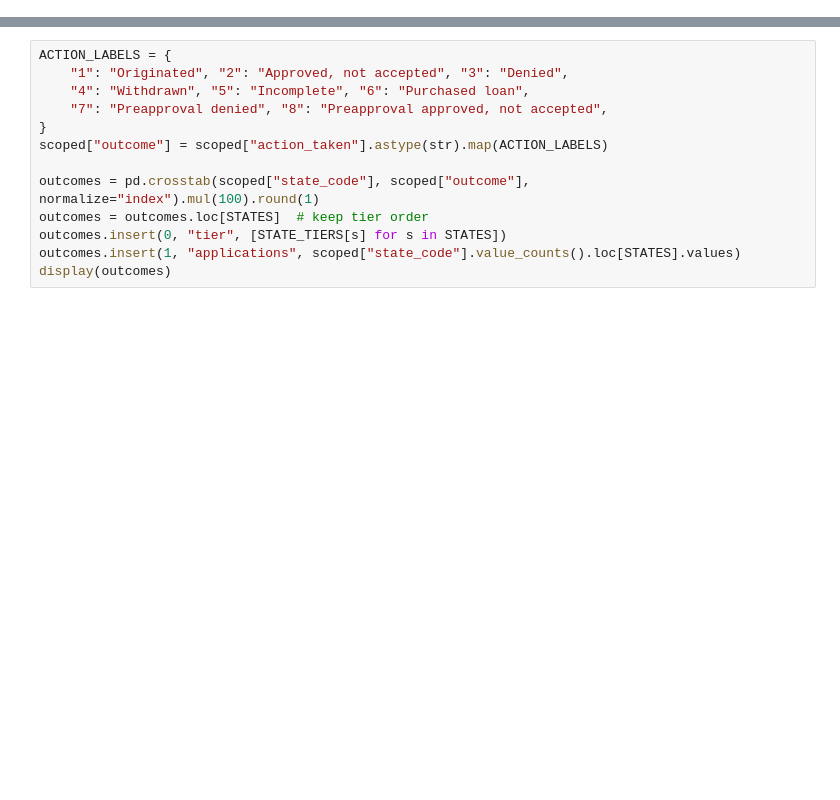
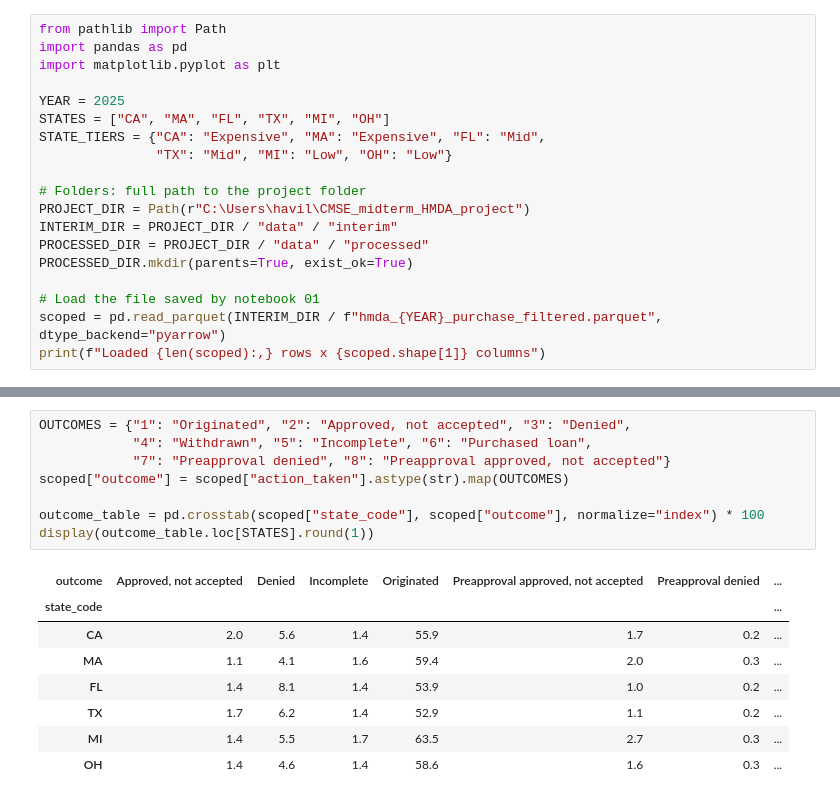
Before and after one commit to NissyHavilah/HMDA-mortgage-pricing, a Jupyter notebook: CMSE_HMDA_project_notebook_2.ipynb, the cells around one changed output, grey strips where cells are left out. Drawn from its saved outputs; the diff is of its cells as text; blank space fills up the shorter version.

Commit message:
Update notebooks to final versions

```diff
--- a/CMSE_HMDA_project_notebook_2.ipynb
+++ b/CMSE_HMDA_project_notebook_2.ipynb
@@ -16,0 +15,19 @@ The table shows the share (%) of each outcome within each state.
+# %%
+from pathlib import Path
+import pandas as pd
+import matplotlib.pyplot as plt
+
+YEAR = 2025
+STATES = ["CA", "MA", "FL", "TX", "MI", "OH"]
+STATE_TIERS = {"CA": "Expensive", "MA": "Expensive", "FL": "Mid",
+               "TX": "Mid", "MI": "Low", "OH": "Low"}
+
+# Folders: full path to the project folder
+PROJECT_DIR = Path(r"C:\Users\havil\CMSE_midterm_HMDA_project")
+INTERIM_DIR = PROJECT_DIR / "data" / "interim"
+PROCESSED_DIR = PROJECT_DIR / "data" / "processed"
+PROCESSED_DIR.mkdir(parents=True, exist_ok=True)
+
+# Load the file saved by notebook 01
+scoped = pd.read_parquet(INTERIM_DIR / f"hmda_{YEAR}_purchase_filtered.parquet", dtype_backend="pyarrow")
+print(f"Loaded {len(scoped):,} rows x {scoped.shape[1]} columns")
@@ -17,13 +43,17 @@ The table shows the share (%) of each outcome within each state.
 # %%
-ACTION_LABELS = {
-    "1": "Originated", "2": "Approved, not accepted", "3": "Denied",
-    "4": "Withdrawn", "5": "Incomplete", "6": "Purchased loan",
-    "7": "Preapproval denied", "8": "Preapproval approved, not accepted",
-}
-scoped["outcome"] = scoped["action_taken"].astype(str).map(ACTION_LABELS)
+OUTCOMES = {"1": "Originated", "2": "Approved, not accepted", "3": "Denied",
+            "4": "Withdrawn", "5": "Incomplete", "6": "Purchased loan",
+            "7": "Preapproval denied", "8": "Preapproval approved, not accepted"}
+scoped["outcome"] = scoped["action_taken"].astype(str).map(OUTCOMES)
 
-outcomes = pd.crosstab(scoped["state_code"], scoped["outcome"], normalize="index").mul(100).round(1)
-outcomes = outcomes.loc[STATES]  # keep tier order
-outcomes.insert(0, "tier", [STATE_TIERS[s] for s in STATES])
-outcomes.insert(1, "applications", scoped["state_code"].value_counts().loc[STATES].values)
-display(outcomes)
+outcome_table = pd.crosstab(scoped["state_code"], scoped["outcome"], normalize="index") * 100
+display(outcome_table.loc[STATES].round(1))
+# %% [output]
+| outcome | Approved, not accepted | Denied | Incomplete | Originated | Preapproval approved, not accepted | Preapproval denied | ... |
+| state_code |  |  |  |  |  |  | ... |
+| CA | 2.0 | 5.6 | 1.4 | 55.9 | 1.7 | 0.2 | ... |
+| MA | 1.1 | 4.1 | 1.6 | 59.4 | 2.0 | 0.3 | ... |
+| FL | 1.4 | 8.1 | 1.4 | 53.9 | 1.0 | 0.2 | ... |
+| TX | 1.7 | 6.2 | 1.4 | 52.9 | 1.1 | 0.2 | ... |
+| MI | 1.4 | 5.5 | 1.7 | 63.5 | 2.7 | 0.3 | ... |
+| OH | 1.4 | 4.6 | 1.4 | 58.6 | 1.6 | 0.3 | ... |
```
Also changed, not shown: parts of 23 cells of this notebook, 1 other file.
